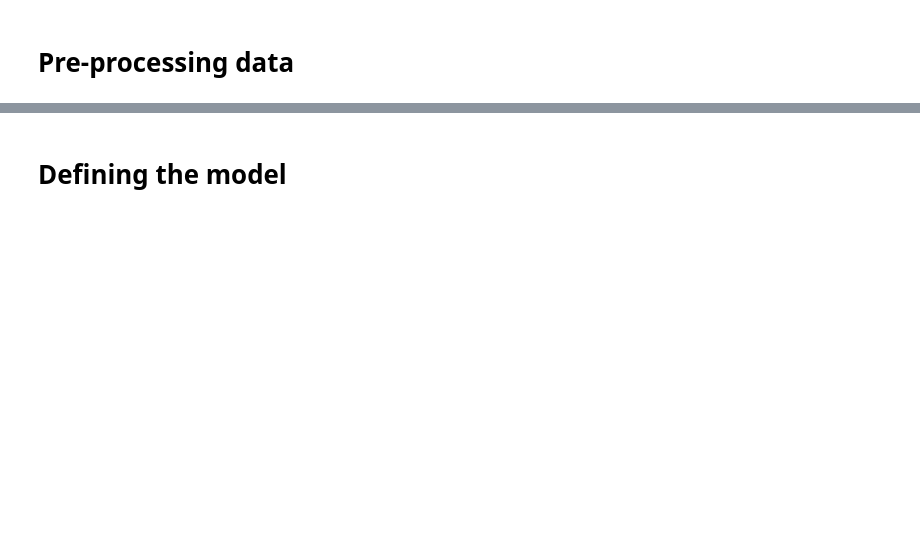
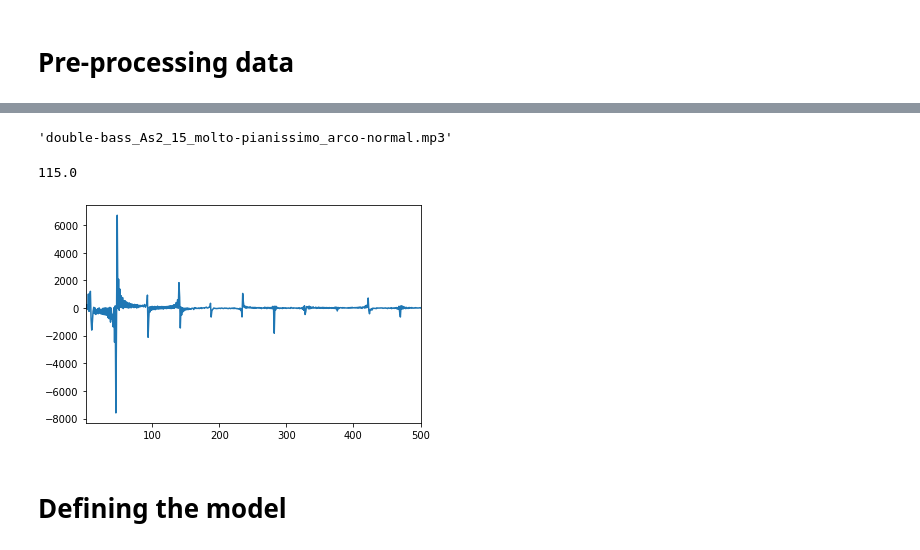
Before and after one commit to physicsllama/instrument-detector, a Jupyter notebook: music.ipynb, the cells around one changed output, grey strips where cells are left out. Cells and saved outputs as stored; diff of their text form; code cells hidden in the pictures; blank space fills up the shorter version.

Commit message:
Finished processing data

```diff
--- a/music.ipynb
+++ b/music.ipynb
@@ -327,0 +435,8 @@ np.savetxt('spectrograms.csv', spectrograms, delimiter=',')
+# %%
+training_long = np.load('train_instruments/long_data_raw.npy', allow_pickle=True)
+training_short = np.load('train_instruments/short_data_raw.npy', allow_pickle=True)
+testing_long = np.load('testing_instruments/long_data_raw.npy', allow_pickle=True)
+testing_short = np.load('testing_instruments/short_data_raw.npy', allow_pickle=True)
+
+training_labels = np.load('train_instruments/final_labels.npy', allow_pickle=True)
+testing_labels = np.load('testing_instruments/final_labels.npy', allow_pickle=True)
@@ -327,0 +450,18 @@ np.savetxt('spectrograms.csv', spectrograms, delimiter=',')
+# %%
+rate = 44100
+# %%
+training_labels[270]
+# %% [output]
+'double-bass_As2_15_molto-pianissimo_arco-normal.mp3'
+# %%
+x = np.array(training_short[270])
+r = np.arange(0,len(x))
+y = scipy.fft.dct(x)
+plt.xlim(1, 500)
+plt.plot(r,y)
+#print(np.argmax(y))
+print(np.argmax(abs(y)) * rate /(2*len(x)))
+#print(590/288)
+# %% [output]
+115.0
+[figure, added]
```
Also changed, not shown: parts of 79 cells of this notebook.
